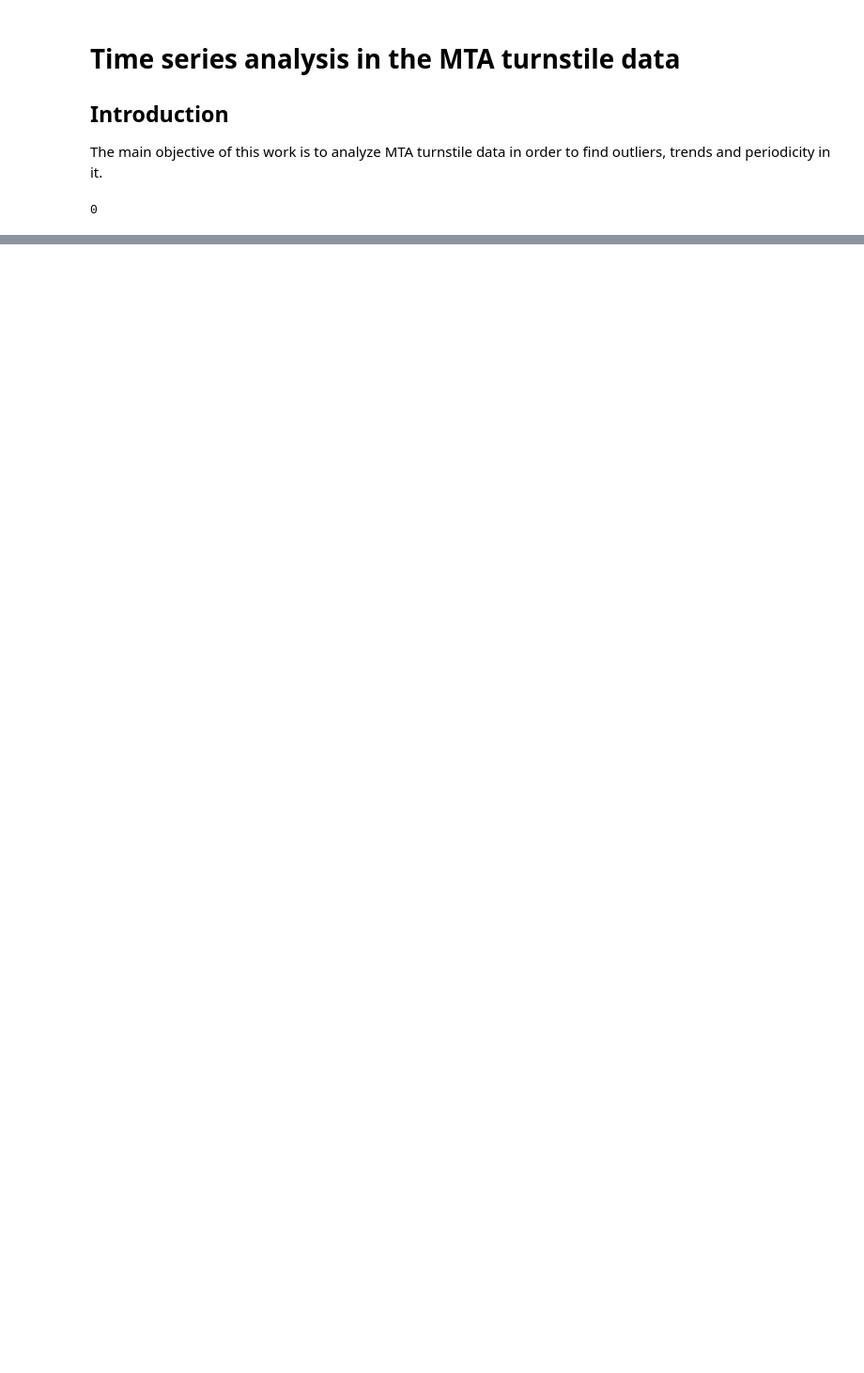
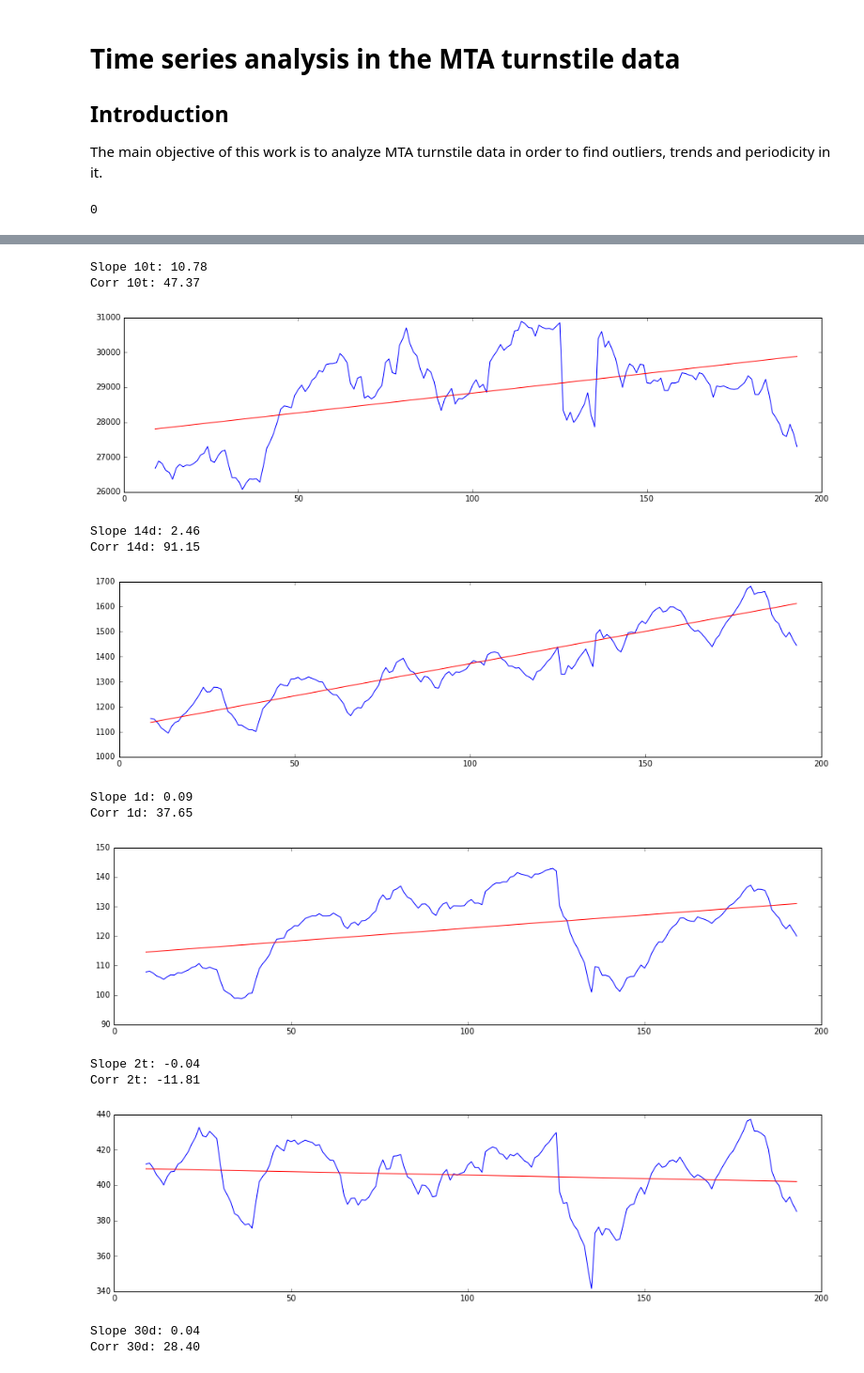
Before and after one commit to alephcero/PUI2016_fdg224, a Jupyter notebook: HW9_fdg224/HW9_1_fdg224.ipynb, the cells around one changed output, grey strips where cells are left out. Shown at 94% size. Drawn from its saved outputs; the diff is of its cells as text; code cells hidden in the pictures; blank space fills up the shorter version.

```diff
--- a/HW9_fdg224/HW9_1_fdg224.ipynb
+++ b/HW9_fdg224/HW9_1_fdg224.ipynb
@@ -30,0 +68,4 @@ data = np.where(data == -1, np.nan, data)
+# %%
+ridetype = np.array(['10t', '14d', '1d', '2t', '30d', '7d', 'ada', 'afas', 'exp','ez',
+            'ff','mc','mr','month','rfm','rr','sen','spec','tcmc','t',
+            'umlim','xbus','stud'])
@@ -30,0 +83,32 @@ data = np.where(data == -1, np.nan, data)
+# %%
+def getSlope(riderMeanID):
+    series = pd.Series(riderMean[riderMeanID]).rolling(10).mean()
+    Y = series[~pd.isnull(series)]
+    xAxis = range(len(series[~pd.isnull(series)]))
+    X = sm.add_constant(xAxis)
+    model = sm.OLS(Y,X).fit()
+    print 'Slope %s: %.2f' %(ridetype[riderMeanID],model.params[1])
+    print 'Corr %s: %.2f' %(ridetype[riderMeanID],np.corrcoef(xAxis,Y)[0,1] * 100)
+    fig = plt.figure(figsize=(16,4))
+    ax = fig.add_subplot(111)
+    ax.plot(series)
+    ax.plot([9,193],[model.params[0],model.params[0] + 193*model.params[1]],'r-')
+    #ax.plot([xAxis[0],xAxis[len(xAxis)]],[model.params[0],model.params[0] + xAxis[len(xAxis)]*model.params[1]],'r-')
+    plt.show()
+# %%
+[getSlope(x) for x in range(23)]
+# %% [output]
+Slope 10t: 10.78
+Corr 10t: 47.37
+[figure, added]
+Slope 14d: 2.46
+Corr 14d: 91.15
+[figure, added]
+Slope 1d: 0.09
+Corr 1d: 37.65
+[figure, added]
+Slope 2t: -0.04
+Corr 2t: -11.81
+[figure, added]
+Slope 30d: 0.04
+Corr 30d: 28.40
```
Also changed, not shown: parts of 19 cells of this notebook.
